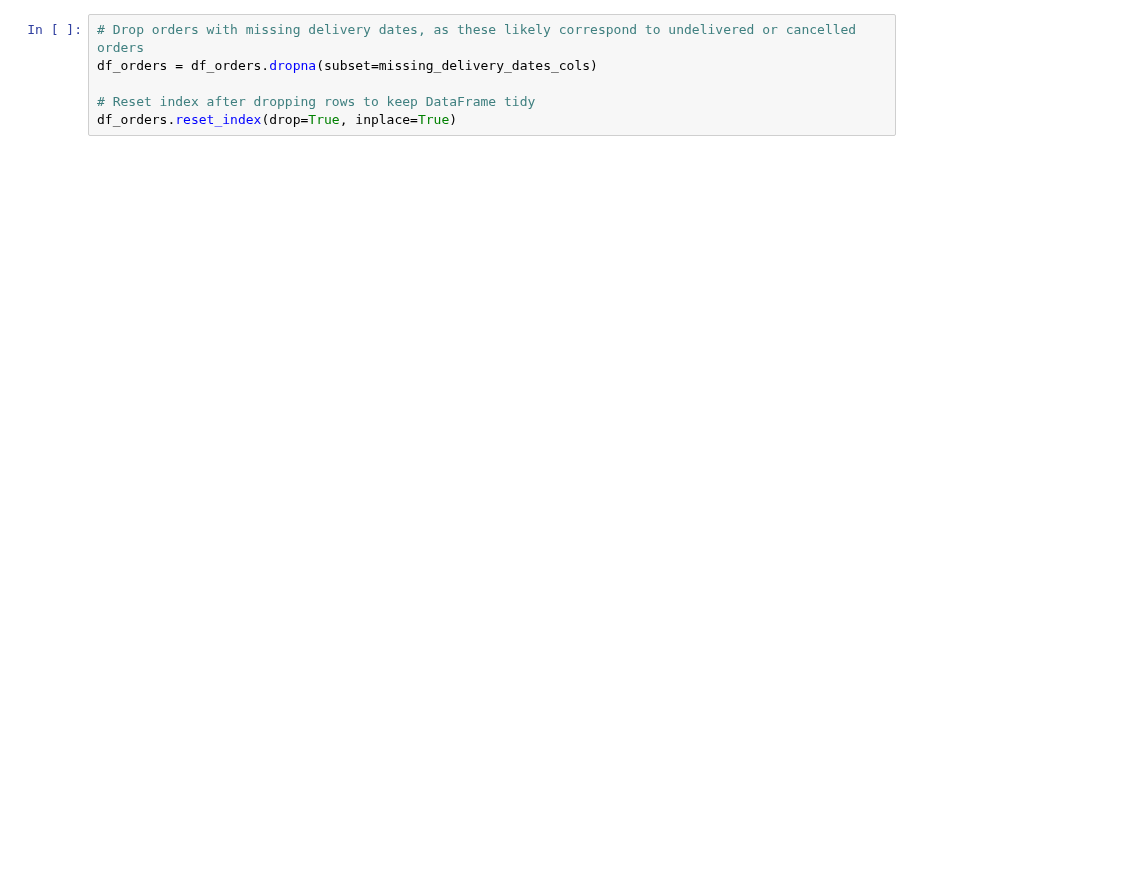
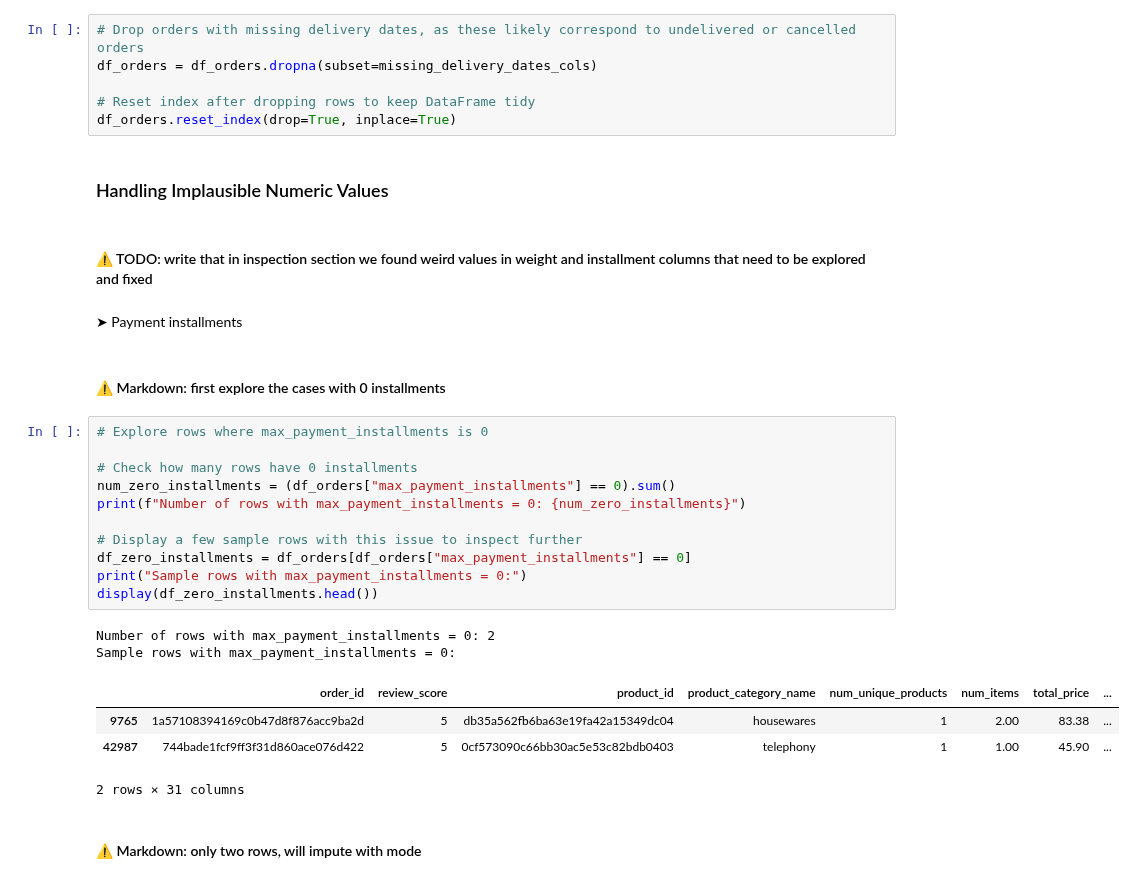
Before and after one commit to OlesyaEvseeva/customer-satisfaction-ecommerce, a Jupyter notebook: notebooks/02_data_integration_preprocessing.ipynb, the cells around one changed output. Drawn from its saved outputs; the diff is of its cells as text; blank space fills up the shorter version.

```diff
--- a/notebooks/02_data_integration_preprocessing.ipynb
+++ b/notebooks/02_data_integration_preprocessing.ipynb
@@ -542,3 +542,31 @@ df_orders = df_orders.dropna(subset=missing_delivery_dates_cols)
 
 # Reset index after dropping rows to keep DataFrame tidy
 df_orders.reset_index(drop=True, inplace=True)
+# %% [markdown]
+### Handling Implausible Numeric Values
+# %% [markdown]
+#### ⚠️ TODO: write that in inspection section we found weird values in weight and installment columns that need to be explored and fixed
+# %% [markdown]
+➤ Payment installments
+# %% [markdown]
+#### ⚠️ Markdown: first explore the cases with 0 installments
+# %%
+# Explore rows where max_payment_installments is 0
+
+# Check how many rows have 0 installments
+num_zero_installments = (df_orders["max_payment_installments"] == 0).sum()
+print(f"Number of rows with max_payment_installments = 0: {num_zero_installments}")
+
+# Display a few sample rows with this issue to inspect further
+df_zero_installments = df_orders[df_orders["max_payment_installments"] == 0]
+print("Sample rows with max_payment_installments = 0:")
+display(df_zero_installments.head())
+# %% [output]
+Number of rows with max_payment_installments = 0: 2
+Sample rows with max_payment_installments = 0:
+|  | order_id | review_score | product_id | product_category_name | num_unique_products | num_items | total_price | ... |
+| 9765 | 1a57108394169c0b47d8f876acc9ba2d | 5 | db35a562fb6ba63e19fa42a15349dc04 | housewares | 1 | 2.00 | 83.38 | ... |
+| 42987 | 744bade1fcf9ff3f31d860ace076d422 | 5 | 0cf573090c66bb30ac5e53c82bdb0403 | telephony | 1 | 1.00 | 45.90 | ... |
+2 rows × 31 columns
+# %% [markdown]
+#### ⚠️ Markdown: only two rows, will impute with mode
```
Also changed, not shown: parts of 8 cells of this notebook.
